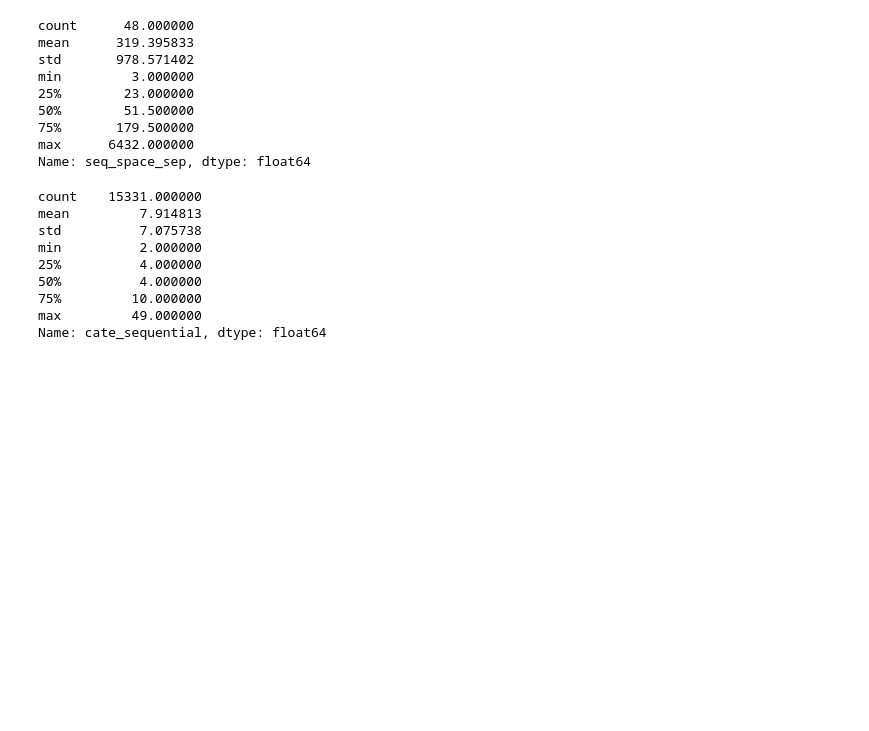
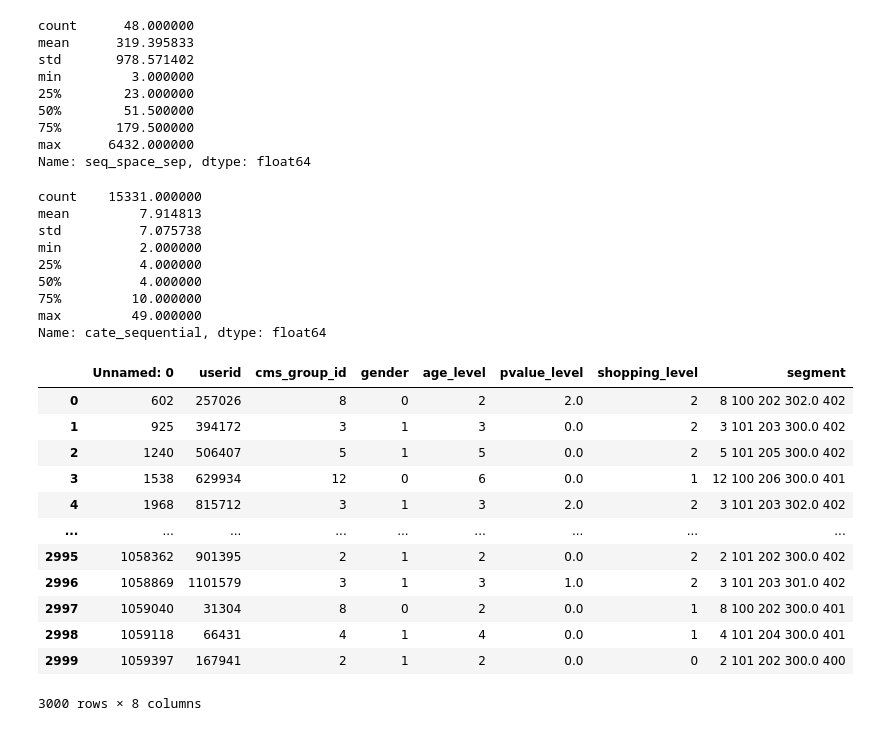
Before and after one commit to yugwangyeol/Transformer-based-Multi-touch-Attribution-model, a Jupyter notebook: Code/Data_check.ipynb, the cells around one changed output. Drawn from its saved outputs; the diff is of its cells as text; code cells hidden in the pictures; blank space fills up the shorter version.

```diff
--- a/Code/Data_check.ipynb
+++ b/Code/Data_check.ipynb
@@ -182,3 +182,21 @@ min          2.000000
 75%         10.000000
 max         49.000000
 Name: cate_sequential, dtype: float64
+# %%
+segment_path = os.path.join(data_dir, 'test_segment.csv')
+test_segment_data = pd.read_csv(segment_path, encoding='utf-8')
+test_segment_data
+# %% [output]
+|  | Unnamed: 0 | userid | cms_group_id | gender | age_level | pvalue_level | shopping_level | segment |
+| 0 | 602 | 257026 | 8 | 0 | 2 | 2.0 | 2 | 8 100 202 302.0 402 |
+| 1 | 925 | 394172 | 3 | 1 | 3 | 0.0 | 2 | 3 101 203 300.0 402 |
+| 2 | 1240 | 506407 | 5 | 1 | 5 | 0.0 | 2 | 5 101 205 300.0 402 |
+| 3 | 1538 | 629934 | 12 | 0 | 6 | 0.0 | 1 | 12 100 206 300.0 401 |
+| 4 | 1968 | 815712 | 3 | 1 | 3 | 2.0 | 2 | 3 101 203 302.0 402 |
+| ... | ... | ... | ... | ... | ... | ... | ... | ... |
+| 2995 | 1058362 | 901395 | 2 | 1 | 2 | 0.0 | 2 | 2 101 202 300.0 402 |
+| 2996 | 1058869 | 1101579 | 3 | 1 | 3 | 1.0 | 2 | 3 101 203 301.0 402 |
+| 2997 | 1059040 | 31304 | 8 | 0 | 2 | 0.0 | 1 | 8 100 202 300.0 401 |
+| 2998 | 1059118 | 66431 | 4 | 1 | 4 | 0.0 | 1 | 4 101 204 300.0 401 |
+| 2999 | 1059397 | 167941 | 2 | 1 | 2 | 0.0 | 0 | 2 101 202 300.0 400 |
+3000 rows × 8 columns
```
Also changed, not shown: 23 other files.
